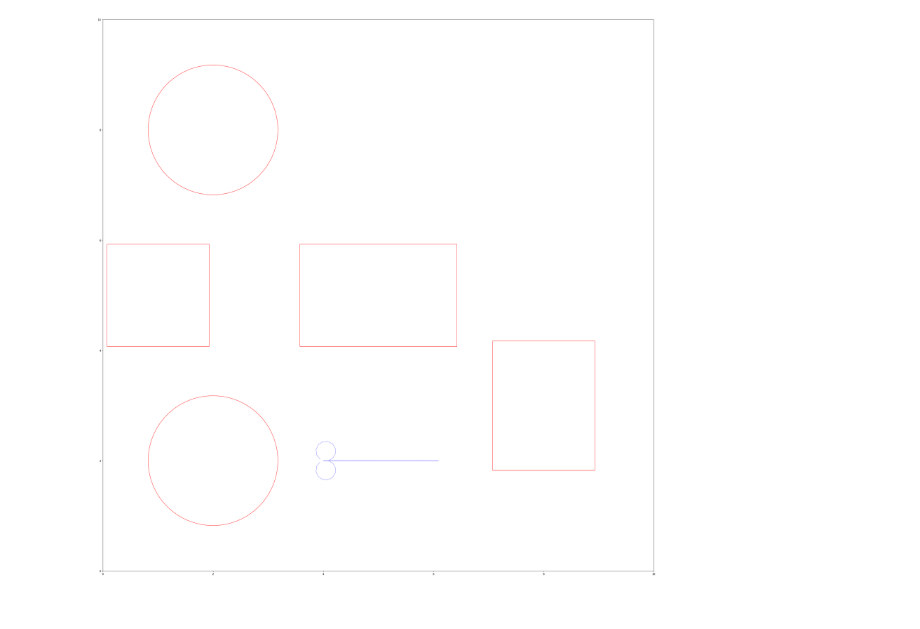
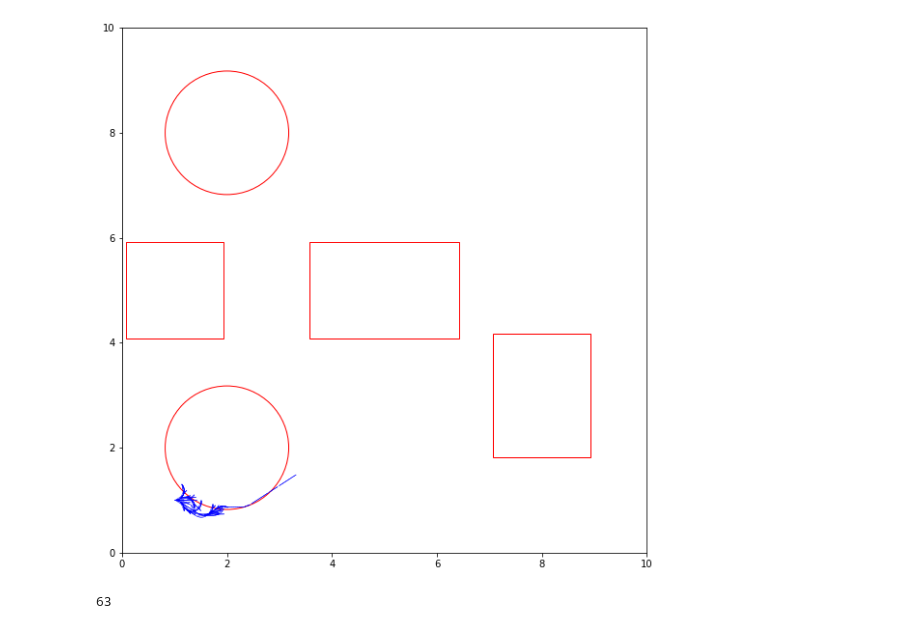
Before and after one commit to siddharthtelang/A-Differential-Drive, a Jupyter notebook: A-Star-Differential-Drive.ipynb, the cells around one changed output. Saved outputs shown, nothing was run; the diff lists cells and outputs as text; code cells hidden in the pictures.

```diff
--- a/A-Star-Differential-Drive.ipynb
+++ b/A-Star-Differential-Drive.ipynb
@@ -24,22 +42,33 @@ viz = Visualization(obs)
+# %%
+def checkVisited(node, node_array, goal_state, threshold=0.5):
+    result = False
+    node_state = node.getState()
+    x = node_state[0]
+    y = node_state[1]
+    theta = node_state[2]
+    x = int(halfRound(x)/threshold)
+    y = int(halfRound(y)/threshold)
+
+    if (node.getCost() + computeHeuristicCost(node_state, goal_state) < node_array[x, y, theta]):
+        result = True
+    return result
 # %%
 def toRadian(angle):
     return np.pi * angle / 180
 def toDegree(angle):
     return 180 * angle / np.pi
 # %%
-def getBranches(node, T, w1, w2, goal_state, obs):
-    actions=[[w1, w1], [w2, w2], [w1, 0], [0, w1], [w1, w2], [w2, w1]]
+def getBranches(node, T, w1, w2, obs):
+    actions=[[w1, w1], [w2, w2], [w1, 0], [0, w1], [w1, w2], [w2, w1], [0, w2], [w2, 0]]
     state = node.getState()
     branches = []
 
     for action in actions:
-        new_state, path_array = move(state, action, T, obs)
+        new_state, path_array, cost = move(state, action, T, obs)
         if new_state is not None:
-            branch_node = Node(new_state, node, action, 0, path_array)
+            branch_node = Node(new_state, node, action, node.getCost() + cost, path_array)
             branches.append(branch_node)
 
-    #remove None nodes
-    # b = [branch for branch in branches if branch.getState() is not None]
     return branches
 # %%
 def move(state, action, T, obs):
@@ -71,3 +104,0 @@ def move(state, action, T, obs):
-# %%
-node = Node([4, 2, 0], None, None, None, None)
-branches = getBranches(node, 1, 5, 10, None, obs)
@@ -74,14 +159,15 @@ branches = getBranches(node, 1, 5, 10, None, obs)
 # %%
-fig, ax = plt.subplots(figsize = (40, 40))
+fig, ax = plt.subplots(figsize = (10, 10))
 ax.set(xlim=(0, 10), ylim = (0,10))
 ax = viz.addObstacles2Map(ax)
 ax.set_aspect("equal")
-for branch in branches:
-    xi, yi, _ = branch.getParent().getState()
-    points = branch.getPathArray()
-    for point in points:
-        xn, yn = point
-        ax.plot([xi, xn], [yi, yn], color="blue", linewidth = 0.5 )
-        xi, yi = xn, yn
+for node in traversed_nodes:
+    xi, yi, _ = node.getState()
+    points = node.getPathArray()
+    if points is not None:
+        for point in points:
+            xn, yn = point
+            ax.plot([xi, xn], [yi, yn], color="blue", linewidth = 0.5 )
+            xi, yi = xn, yn
 # %% [output]
-[figure, old version]
+[figure, new version]
@@ -89,0 +174,4 @@ plt.show()
+# %%
+len(traversed_nodes)
+# %% [output]
+63
```
Also changed, not shown: parts of 7 cells of this notebook, 1 other file.
